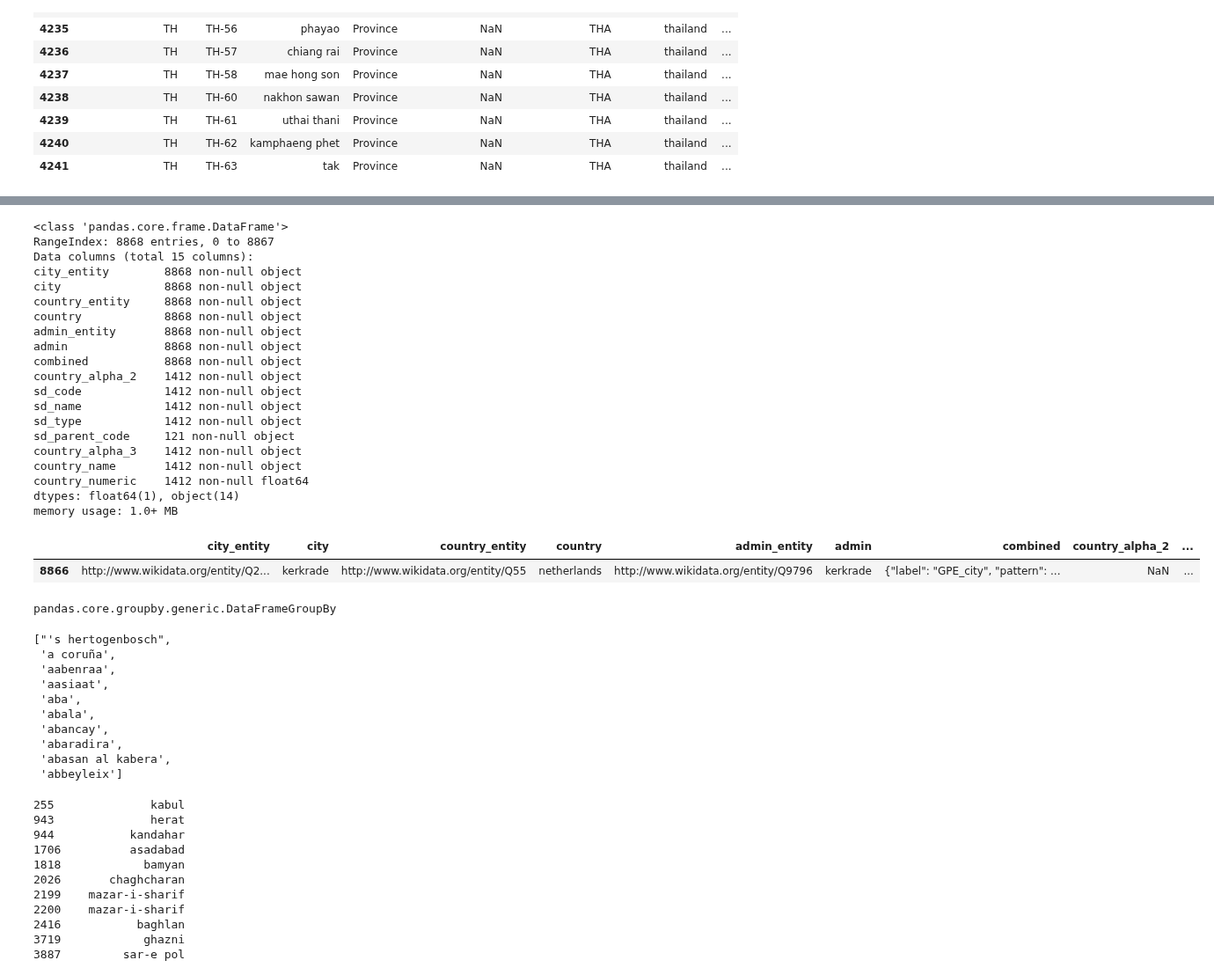
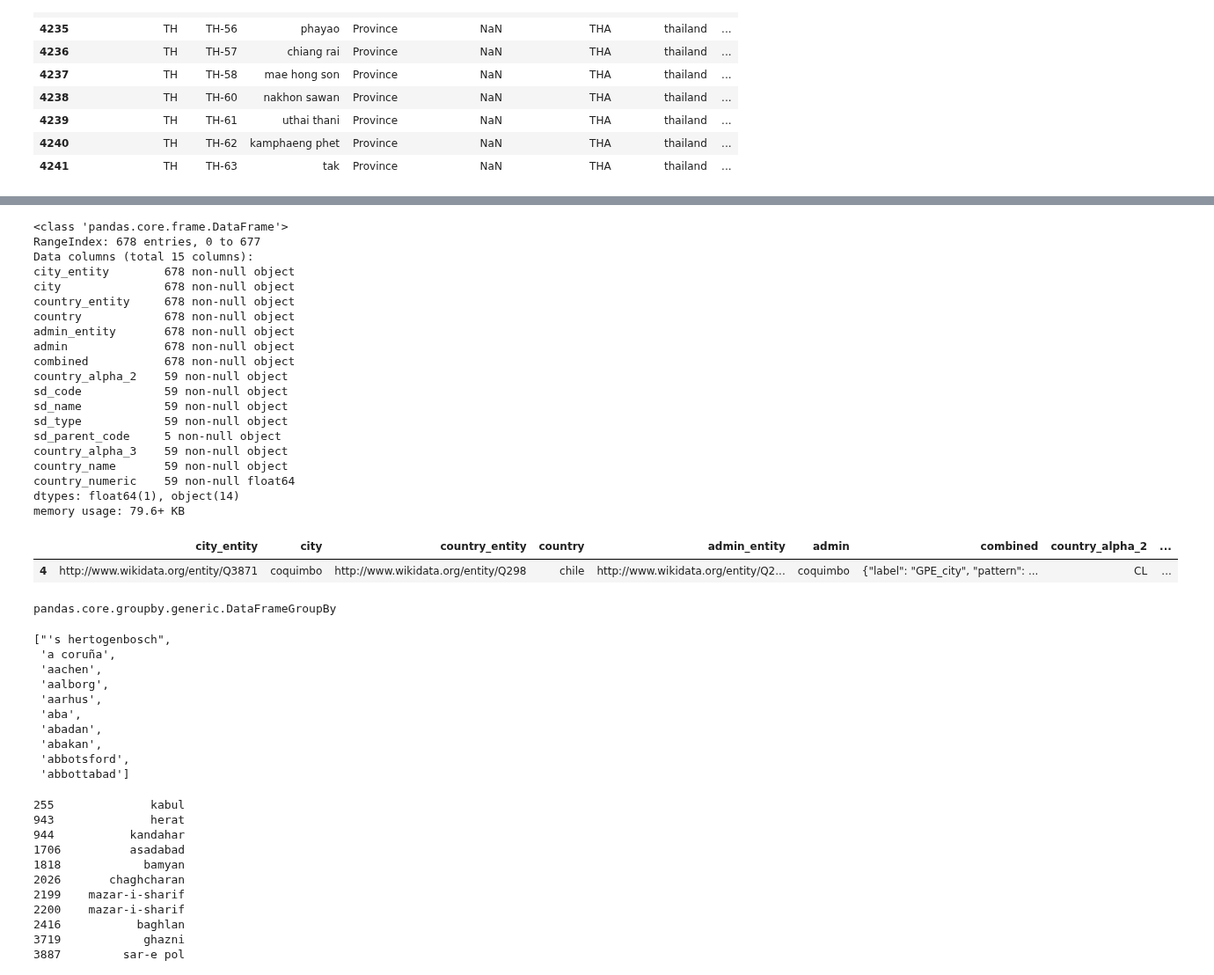
Before and after one commit to ravi-gopalan/DAND_Data_Wrangling, a Jupyter notebook: city_list_wikidata.ipynb, the cells around one changed output, grey strips where cells are left out. Shown at 88% size. Saved outputs shown, nothing was run; the diff lists cells and outputs as text; code cells hidden in the pictures.

```diff
--- a/city_list_wikidata.ipynb
+++ b/city_list_wikidata.ipynb
@@ -186,15 +182,3 @@ df = get_results(url, query)
-# %%
-url = "https://query.wikidata.org/sparql"
-
-query = '''
-SELECT ?instance_of ?instance_ofLabel ?country ?countryLabel ?located_in_the_administrative_territorial_entity ?located_in_the_administrative_territorial_entityLabel WHERE
-{
-  SERVICE wikibase:label { bd:serviceParam wikibase:language "[AUTO_LANGUAGE],en". }
-  ?instance_of wdt:P31 wd:Q515.
-  OPTIONAL { ?instance_of wdt:P17 ?country. }
-  OPTIONAL { ?instance_of wdt:P131 ?located_in_the_administrative_territorial_entity. }
-}
-'''
 # %%
 df, r_list, r_counter = query_and_process_results(url, query)
 # %% [output]
@@ -293,7 +277,7 @@ df_ids.head()
 # %%
 df_pats['combined'] = df_pats[0].astype('str') + ', ' + df_pats[1].astype('str') + ', ' + df_pats[2].astype('str') + ', ' + df_pats[3].astype('str')\
-+ ', ' + df_pats[4].astype('str') + ', ' + df_pats[5].astype('str') + ', ' + df_pats[6].astype('str') + ', ' + df_pats[7].astype('str')
-df_pats.drop(columns=[0,1,2,3,4,5,6,7],inplace=True)
++ ', ' + df_pats[4].astype('str') #+ ', ' + df_pats[5].astype('str') + ', ' + df_pats[6].astype('str') + ', ' + df_pats[7].astype('str')
+df_pats.drop(columns=[0,1,2,3,4],inplace=True)
 df_pats['cleaned'] = df_pats['combined'].apply(lambda x: clean_pat(x))
 df_pats.drop(columns=['combined'],inplace=True)
 df_pats.columns=['cleaned_pattern']
@@ -301,8 +285,8 @@ df_pats.columns=['cleaned_pattern']
 df_pats.head()
 
 df_ids['combined'] = df_ids[0].astype('str') + df_ids[1].astype('str') + df_ids[2].astype('str') + df_ids[3].astype('str')\
-+ df_ids[4].astype('str') + df_ids[5].astype('str') + df_ids[6].astype('str') + df_ids[7].astype('str')
-df_ids.drop(columns=[0,1,2,3,4,5,6,7],inplace=True)
++ df_ids[4].astype('str') #+ df_ids[5].astype('str') + df_ids[6].astype('str') + df_ids[7].astype('str') + df_ids[8].astype('str')
+df_ids.drop(columns=[0,1,2,3,4],inplace=True)
 
 df_ids['cleaned'] = df_ids['combined'].apply(lambda x: clean_id(x))
 df_ids.drop(columns=['combined'],inplace=True)
@@ -509,30 +474,30 @@ df_updated.head()
 df_updated.info()
 # %% [output]
 <class 'pandas.core.frame.DataFrame'>
-RangeIndex: 8868 entries, 0 to 8867
+RangeIndex: 678 entries, 0 to 677
 Data columns (total 15 columns):
-city_entity        8868 non-null object
-city               8868 non-null object
-country_entity     8868 non-null object
-country            8868 non-null object
-admin_entity       8868 non-null object
-admin              8868 non-null object
-combined           8868 non-null object
-country_alpha_2    1412 non-null object
-sd_code            1412 non-null object
-sd_name            1412 non-null object
-sd_type            1412 non-null object
-sd_parent_code     121 non-null object
-country_alpha_3    1412 non-null object
-country_name       1412 non-null object
-country_numeric    1412 non-null float64
+city_entity        678 non-null object
+city               678 non-null object
+country_entity     678 non-null object
+country            678 non-null object
+admin_entity       678 non-null object
+admin              678 non-null object
+combined           678 non-null object
+country_alpha_2    59 non-null object
+sd_code            59 non-null object
+sd_name            59 non-null object
+sd_type            59 non-null object
+sd_parent_code     5 non-null object
+country_alpha_3    59 non-null object
+country_name       59 non-null object
+country_numeric    59 non-null float64
 dtypes: float64(1), object(14)
-memory usage: 1.0+ MB
+memory usage: 79.6+ KB
 # %%
-df_updated.query('city == "kerkrade"')
+df_updated.query('city == "coquimbo"')
 # %% [output]
 |  | city_entity | city | country_entity | country | admin_entity | admin | combined | country_alpha_2 | ... |
-| 8866 | http://www.wikidata.org/entity/Q2... | kerkrade | http://www.wikidata.org/entity/Q55 | netherlands | http://www.wikidata.org/entity/Q9796 | kerkrade | {"label": "GPE_city", "pattern": ... | NaN | ... |
+| 4 | http://www.wikidata.org/entity/Q3871 | coquimbo | http://www.wikidata.org/entity/Q298 | chile | http://www.wikidata.org/entity/Q2... | coquimbo | {"label": "GPE_city", "pattern": ... | CL | ... |
 # %%
 grouped = df_updated.groupby(['country'])
 type(grouped)
@@ -543,14 +508,14 @@ r_list[:10]
 # %% [output]
 ["'s hertogenbosch",
  'a coruña',
- 'aabenraa',
- 'aasiaat',
+ 'aachen',
+ 'aalborg',
+ 'aarhus',
  'aba',
- 'abala',
- 'abancay',
- 'abaradira',
- 'abasan al kabera',
- 'abbeyleix']
+ 'abadan',
+ 'abakan',
+ 'abbotsford',
+ 'abbottabad']
 # %%
 list(grouped)[1][1]['city']
 # %% [output]
```
Also changed, not shown: parts of 35 cells of this notebook.
